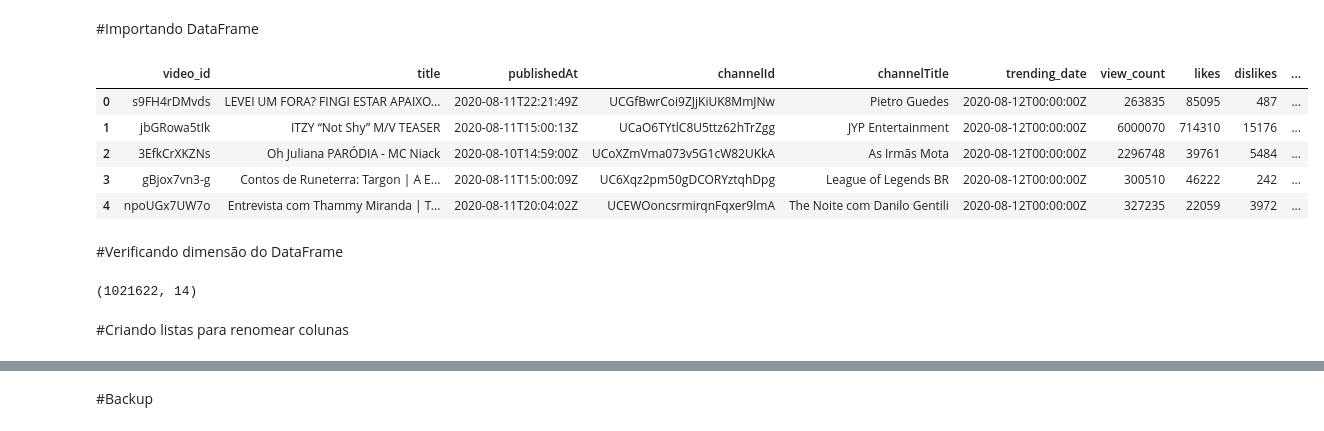
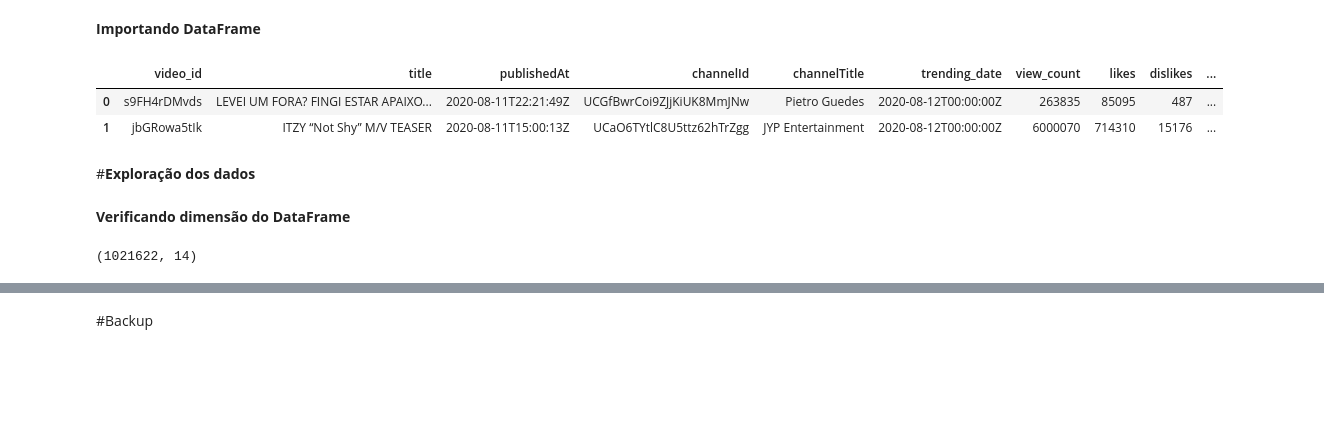
Before and after one commit to victorog17/soulcode_versionamento_projeto_final, a Jupyter notebook: 002_SOCIAL_MEDIA_TRATAMENTO_DE_DADOS_Nivel_Pandas.ipynb, the cells around one changed output, grey strips where cells are left out. Drawn from its saved outputs; the diff is of its cells as text; code cells hidden in the pictures; blank space fills up the shorter version.

```diff
--- a/002_SOCIAL_MEDIA_TRATAMENTO_DE_DADOS_Nivel_Pandas.ipynb
+++ b/002_SOCIAL_MEDIA_TRATAMENTO_DE_DADOS_Nivel_Pandas.ipynb
@@ -7,22 +13,18 @@ import os
 # %% [markdown]
-#Importando DataFrame
+**Importando DataFrame**
 # %%
-df = pd.read_csv(r'https://storage.googleapis.com/projetofinalgrupo8/saida/data_drop_world.csv')
-#df_sales_raw = pd.read_csv('data/train.csv', low_memory=False)
+df = pd.read_csv(r'https://storage.googleapis.com/projetofinalgrupo8/saida/youtube_data_base.csv')
 # %%
-df.head()
+df.head(2)
 # %% [output]
 |  | video_id | title | publishedAt | channelId | channelTitle | trending_date | view_count | likes | dislikes | ... |
 | 0 | s9FH4rDMvds | LEVEI UM FORA? FINGI ESTAR APAIXO... | 2020-08-11T22:21:49Z | UCGfBwrCoi9ZJjKiUK8MmJNw | Pietro Guedes | 2020-08-12T00:00:00Z | 263835 | 85095 | 487 | ... |
 | 1 | jbGRowa5tIk | ITZY “Not Shy” M/V TEASER | 2020-08-11T15:00:13Z | UCaO6TYtlC8U5ttz62hTrZgg | JYP Entertainment | 2020-08-12T00:00:00Z | 6000070 | 714310 | 15176 | ... |
-| 2 | 3EfkCrXKZNs | Oh Juliana PARÓDIA - MC Niack | 2020-08-10T14:59:00Z | UCoXZmVma073v5G1cW82UKkA | As Irmãs Mota | 2020-08-12T00:00:00Z | 2296748 | 39761 | 5484 | ... |
-| 3 | gBjox7vn3-g | Contos de Runeterra: Targon | A E... | 2020-08-11T15:00:09Z | UC6Xqz2pm50gDCORYztqhDpg | League of Legends BR | 2020-08-12T00:00:00Z | 300510 | 46222 | 242 | ... |
-| 4 | npoUGx7UW7o | Entrevista com Thammy Miranda | T... | 2020-08-11T20:04:02Z | UCEWOoncsrmirqnFqxer9lmA | The Noite com Danilo Gentili | 2020-08-12T00:00:00Z | 327235 | 22059 | 3972 | ... |
+# %% [markdown]
+#**Exploração dos dados**
 # %% [markdown]
-#Verificando dimensão do DataFrame
+**Verificando dimensão do DataFrame**
 # %%
 df.shape
 # %% [output]
 (1021622, 14)
-# %% [markdown]
-#Criando listas para renomear colunas
```
Also changed, not shown: parts of 42 cells of this notebook, 3 other files.
